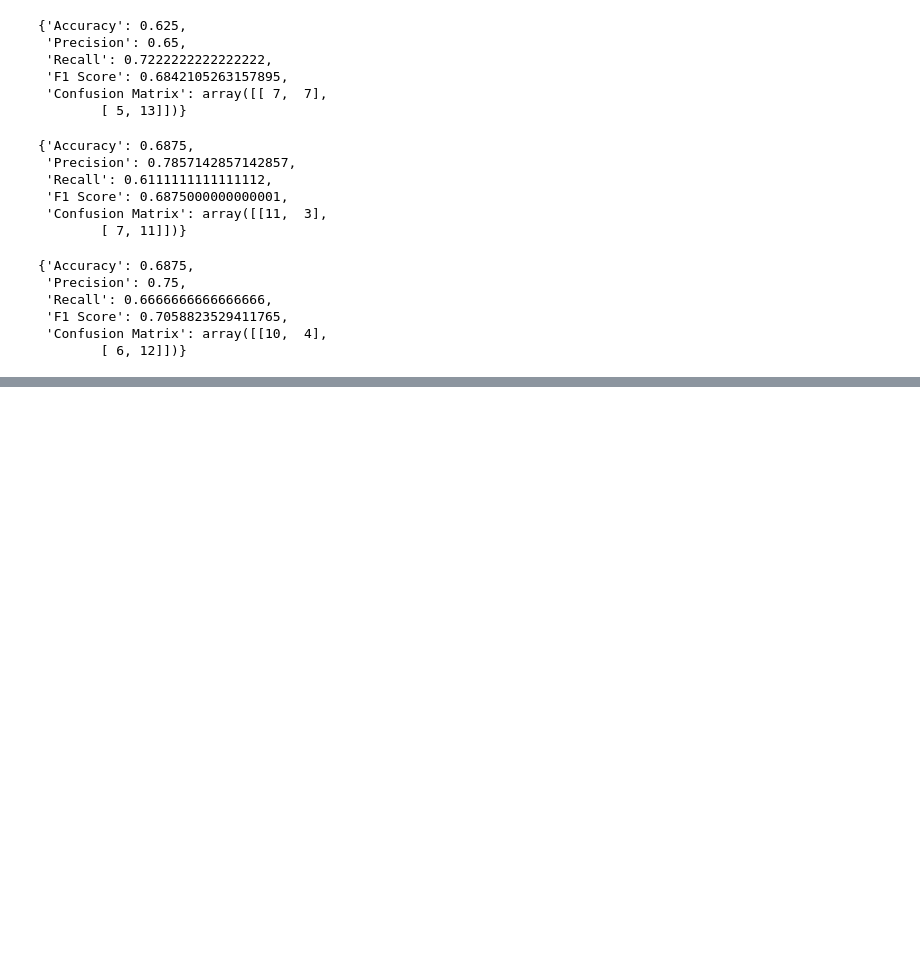
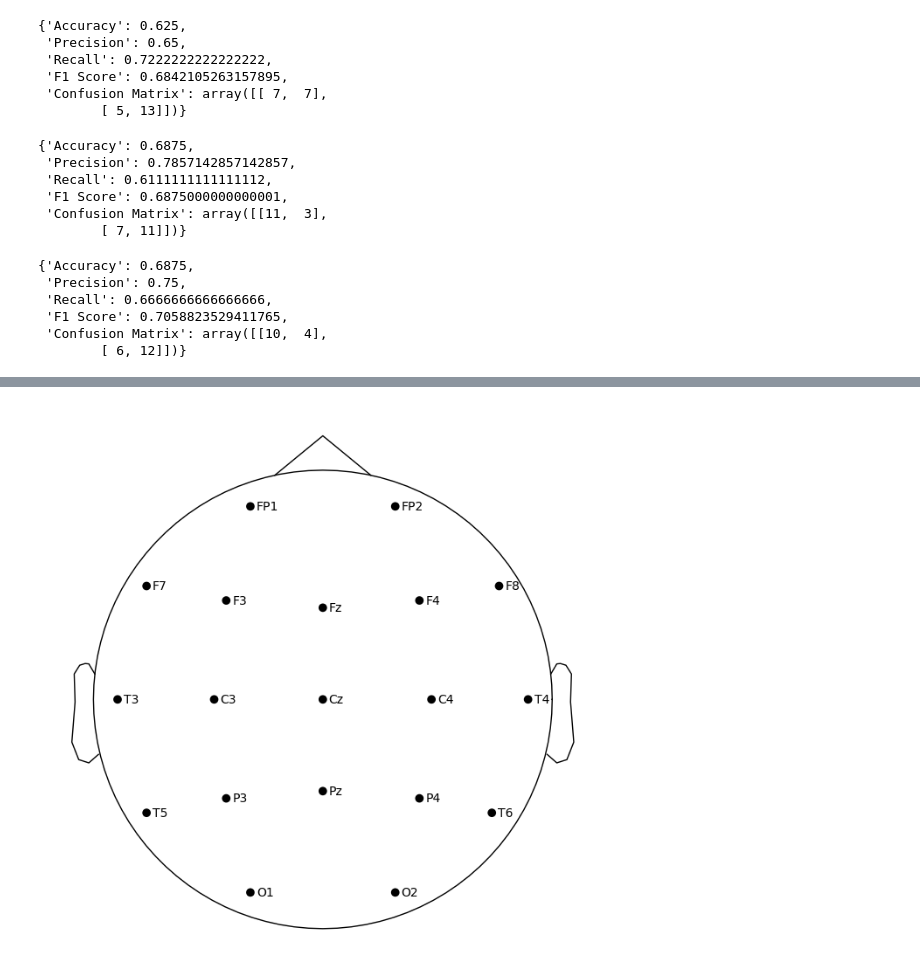
Before and after one commit to twix402/NeuroML, a Jupyter notebook: Codes/NeuroBook.ipynb, the cells around one changed output, grey strips where cells are left out. Cells and saved outputs as stored; diff of their text form; code cells hidden in the pictures; blank space fills up the shorter version.

Commit message:
find accurate model and make a brain structure

```diff
--- a/Codes/NeuroBook.ipynb
+++ b/Codes/NeuroBook.ipynb
@@ -476,0 +734,30 @@ classify(svm, X_train, y_train, X_test, y_test)
+# %%
+import mne
+import matplotlib.pyplot as plt
+from mne.datasets import fetch_fsaverage
+
+# Define EEG channel coordinates (example channels)
+mtg_chan = {
+    'FP1': [-0.03, 0.08, 0], 'FP2': [0.03, 0.08, 0],
+    'F7': [-0.073, 0.047, 0], 'F3': [-0.04, 0.041, 0], 'Fz': [0, 0.038, 0],
+    'F4': [0.04, 0.041, 0], 'F8': [0.073, 0.047, 0], 'T3': [-0.085, 0, 0],
+    'C3': [-0.045, 0, 0], 'Cz': [0, 0, 0], 'C4': [0.045, 0, 0], 'T4': [0.085, 0, 0],
+    'T5': [-0.073, -0.047, 0], 'P3': [-0.04, -0.041, 0], 'Pz': [0, -0.038, 0],
+    'P4': [0.04, -0.041, 0], 'T6': [0.07, -0.047, 0], 'O1': [-0.03, -0.08, 0], 'O2': [0.03, -0.08, 0]
+}
+
+# Create MNE info object and montage
+info = mne.create_info(list(mtg_chan.keys()), sfreq=500, ch_types='eeg')
+montage = mne.channels.make_dig_montage(mtg_chan)
+info.set_montage(montage)
+
+# Create a plot of sensors overlaid on a head model (without using brain surface)
+fig = mne.viz.plot_sensors(info, ch_type='eeg', show_names=True)
+
+# Save the plot
+fig.savefig('eeg_sensors_head_only.png', bbox_inches='tight', transparent=True)
+
+# Display the plot (optional)
+plt.show()
+# %% [output]
+[figure, added]
```
Also changed, not shown: parts of 16 cells of this notebook, 6 other files.
